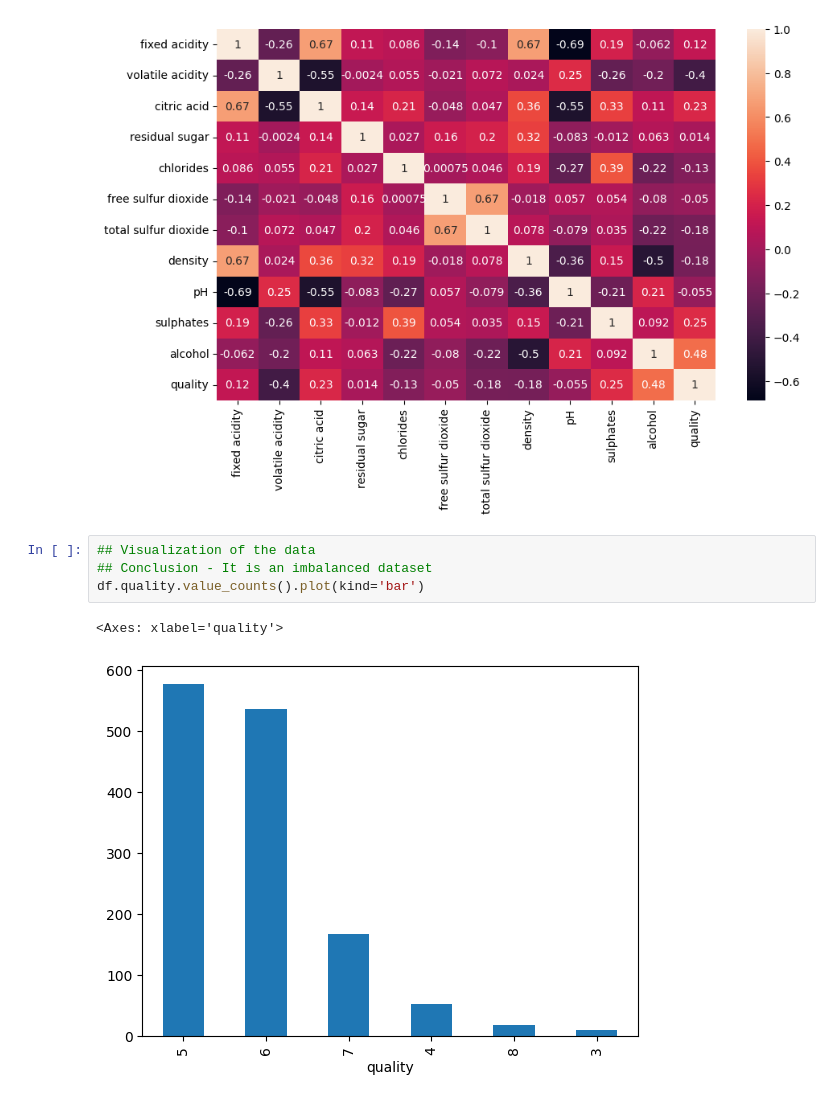
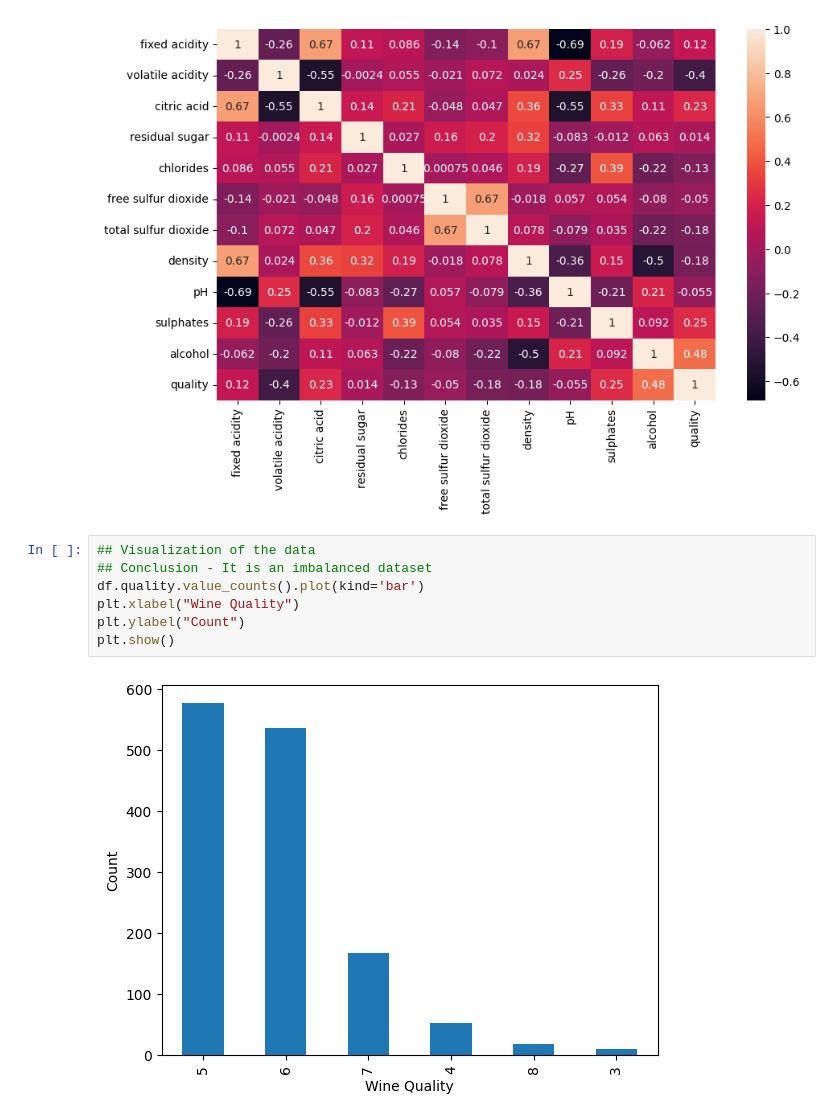
Before and after one commit to pashupatinathvidyarthi/Data-Science-Machine-Learning-Deep-Learning-and-NLP, a Jupyter notebook: Python/EDA/lec01.ipynb, the cells around one changed output. Drawn from its saved outputs; the diff is of its cells as text.

```diff
--- a/Python/EDA/lec01.ipynb
+++ b/Python/EDA/lec01.ipynb
@@ -234,7 +234,9 @@ sns.heatmap(df.corr(),annot=True)
 # %%
 ## Visualization of the data
 ## Conclusion - It is an imbalanced dataset
 df.quality.value_counts().plot(kind='bar')
+plt.xlabel("Wine Quality")
+plt.ylabel("Count")
+plt.show()
 # %% [output]
-<Axes: xlabel='quality'>
-[figure, old version]
+[figure, new version]
```
Also changed, not shown: parts of 5 cells of this notebook.
